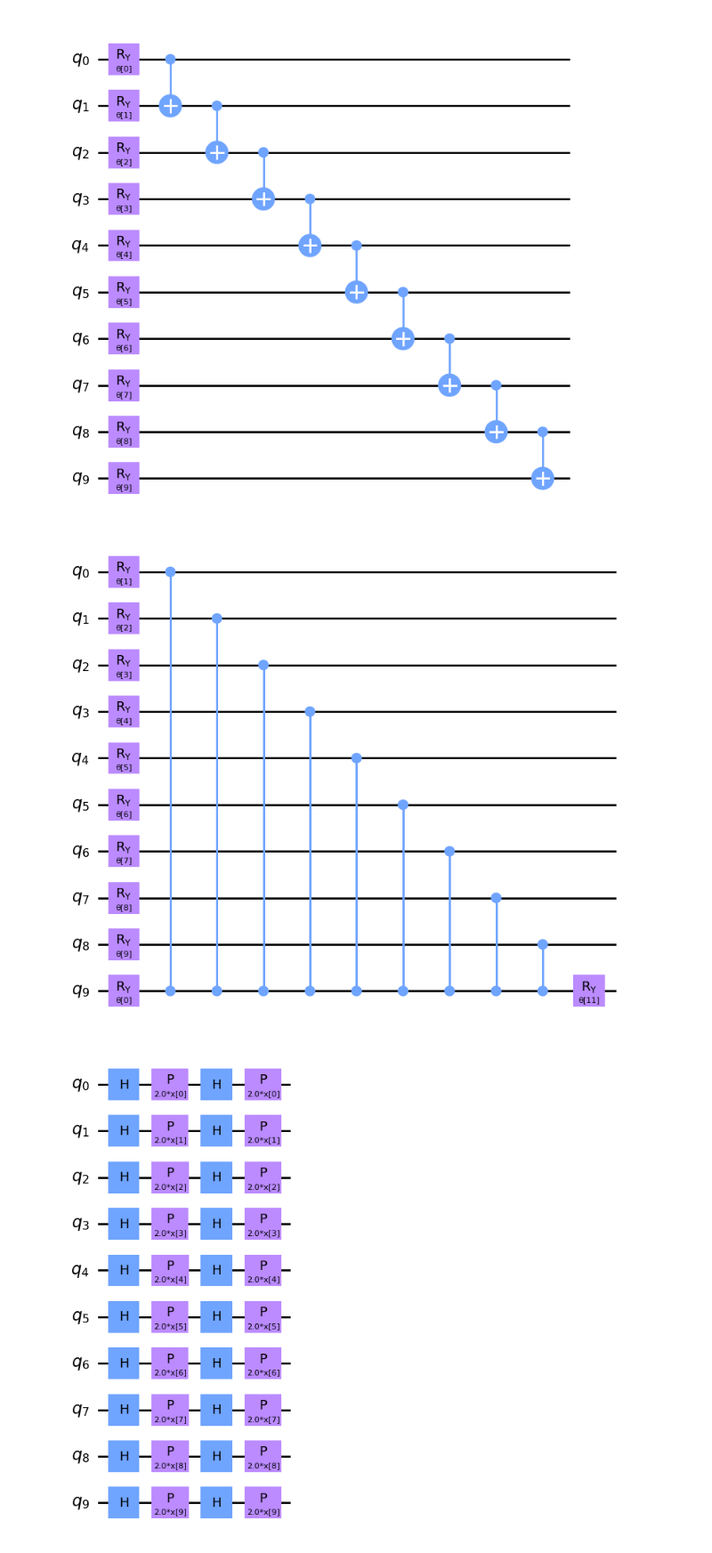
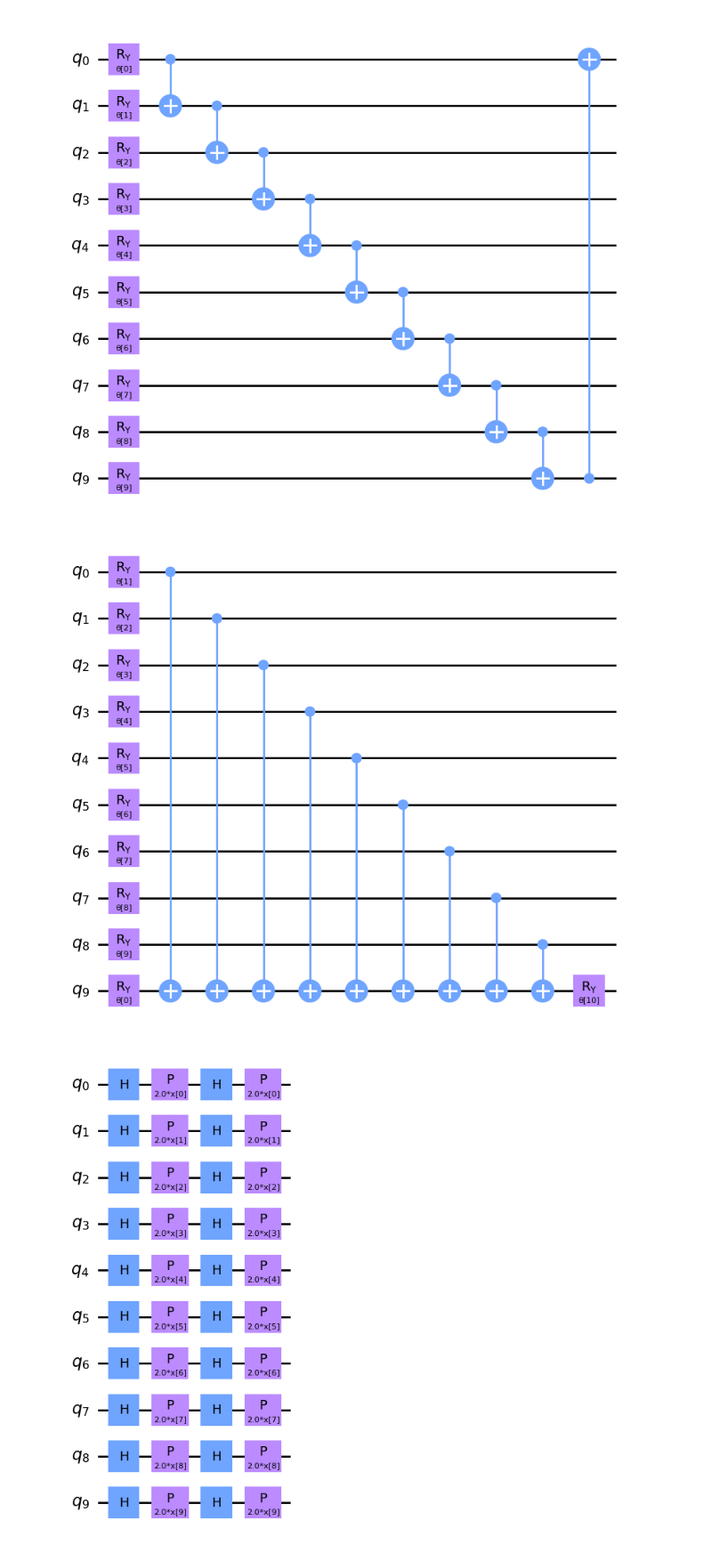
Before and after one commit to benjaminhagan/VIP_QML, a Jupyter notebook: Training on Stock Data.ipynb, the cells around one changed output. Shown: that part at 89% size. Cells and saved outputs as stored; diff of their text form; code cells hidden in the pictures.

```diff
--- a/Training on Stock Data.ipynb
+++ b/Training on Stock Data.ipynb
@@ -14,7 +14,7 @@ sp500["Tomorrow"] = sp500["Close"].shift(-1)
 sp500["Label"] = 2 * (sp500["Tomorrow"] > sp500["Close"]).astype(int) - 1
 
 #Only uses more recent data
-sp500 = sp500.loc["2010-01-01":].copy()
+sp500 = sp500.loc["2020-01-01":].copy()
 
 #Includes rolling averages for additional features
 horizons = [3,10,25]
@@ -67,24 +67,26 @@ from qiskit import QuantumCircuit
 from qiskit.circuit import ParameterVector
 # %%
 #Function to create the gates with parameters that we will modify through ML techniques
-num_params = 10
+num_params = num_features
 def parametrized_gates(params):
     target = QuantumCircuit(num_features)
 
     for i in range(num_features):
         target.ry(params[i], i)
 
     for i in range(num_features-1):
         target.cx(i, i+1)
 
+    target.cx(9,0)
+
     return target
 
 #Draws the ciruit for parametrized gate
 params = ParameterVector("θ", length=num_params)
 circuit = parametrized_gates(params)
 circuit.draw("mpl", style="clifford")
 # %% [output]
-[figure, old version]
+[figure, new version]
 # %%
 #Circuit to help with dimensionality reduction and combine two qubits into one
 def pool_circuit(params):
@@ -93,18 +95,18 @@ def pool_circuit(params):
     target.ry(params[0], num_features-1)
     for i in range(num_features-1):
         target.ry(params[i+1], i)
-        target.cz(i,9)
+        target.cx(i,num_features-1)
 
-    target.ry(params[num_features+1], num_features-1)
+    target.ry(params[num_features], num_features-1)
 
     return target
 
 
-params = ParameterVector("θ", length=num_features+2)
+params = ParameterVector("θ", length=num_features+1)
 circuit = pool_circuit(params)
 circuit.draw("mpl", style="clifford")
 # %% [output]
-[figure, old version]
+[figure, new version]
 # %%
 #Qiskits default circuit for encoding data
 from qiskit.circuit.library import ZFeatureMap
```
Also changed, not shown: parts of 6 cells of this notebook.
